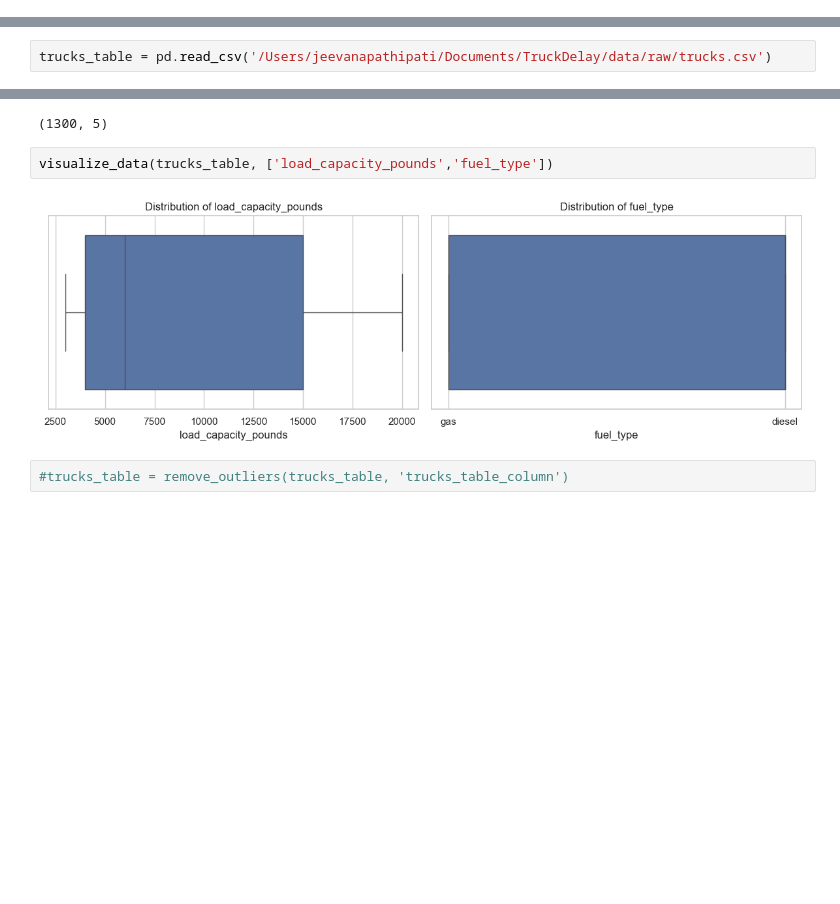
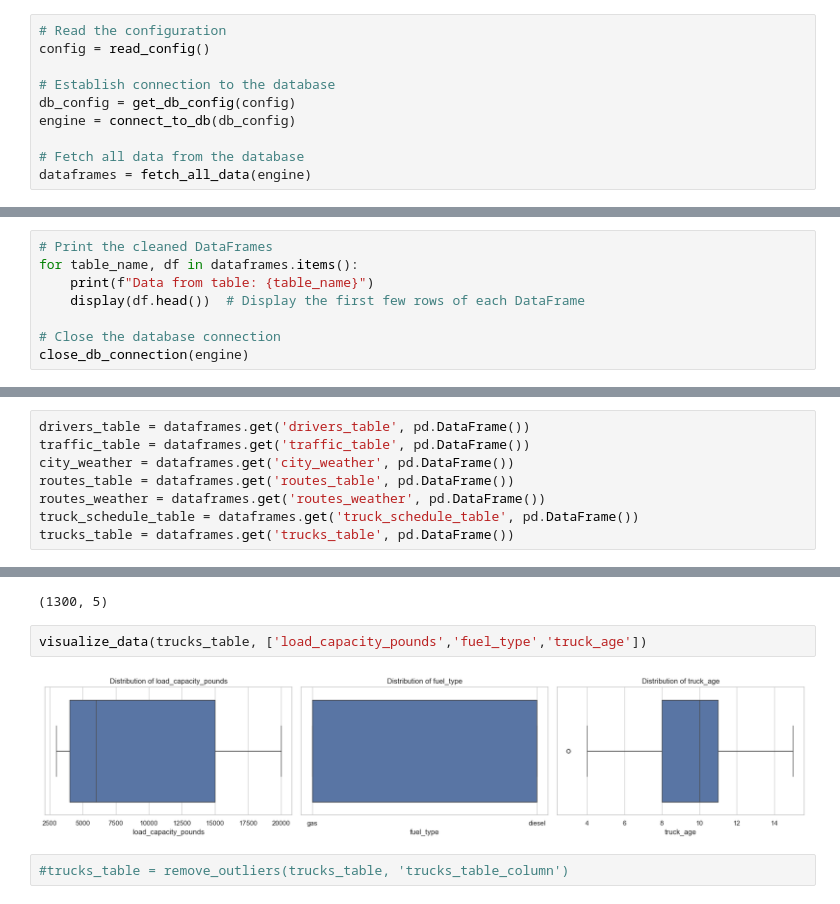
Before and after one commit to jeev200/Truck_Delay_Prediction, a Jupyter notebook: notebooks/Data_Cleaning.ipynb, the cells around one changed output, grey strips where cells are left out. Cells and saved outputs as stored; diff of their text form; blank space fills up the shorter version.

Commit message:
data preparation commit

```diff
--- a/notebooks/Data_Cleaning.ipynb
+++ b/notebooks/Data_Cleaning.ipynb
@@ -53,0 +24,10 @@ AttributeError: 'NoneType' object has no attribute 'head'
+# %%
+# Read the configuration
+config = read_config()
+
+# Establish connection to the database
+db_config = get_db_config(config)
+engine = connect_to_db(db_config)
+
+# Fetch all data from the database
+dataframes = fetch_all_data(engine)
@@ -53,0 +36,8 @@ AttributeError: 'NoneType' object has no attribute 'head'
+# %%
+# Print the cleaned DataFrames
+for table_name, df in dataframes.items():
+    print(f"Data from table: {table_name}")
+    display(df.head())  # Display the first few rows of each DataFrame
+
+# Close the database connection
+close_db_connection(engine)
@@ -54,3 +88,11 @@ AttributeError: 'NoneType' object has no attribute 'head'
+# %%
+drivers_table = dataframes.get('drivers_table', pd.DataFrame())
+traffic_table = dataframes.get('traffic_table', pd.DataFrame())
+city_weather = dataframes.get('city_weather', pd.DataFrame())
+routes_table = dataframes.get('routes_table', pd.DataFrame())
+routes_weather = dataframes.get('routes_weather', pd.DataFrame())
+truck_schedule_table = dataframes.get('truck_schedule_table', pd.DataFrame())
+trucks_table = dataframes.get('trucks_table', pd.DataFrame())
 # %% [markdown]
 # Data Cleaning Notebook
 This notebook contains automated data cleaning procedures for multiple datasets related to a transportation project. The processes include removing unwanted columns, handling missing values, detecting and removing outliers, and visualizing data distributions.
@@ -913,7 +1097,5 @@ truck_schedule_table.to_csv('/Users/jeevanapathipati/Documents/TruckDelay/data/c
 # %% [markdown]
 Truck Table Data cleaning
-# %%
-trucks_table = pd.read_csv('/Users/jeevanapathipati/Documents/TruckDelay/data/raw/trucks.csv')
 # %%
 trucks_table.head(5)
 # %% [output]
@@ -947,9 +1144,9 @@ trucks_table.shape
 # %% [output]
 (1300, 5)
 # %%
-visualize_data(trucks_table, ['load_capacity_pounds','fuel_type'])
+visualize_data(trucks_table, ['load_capacity_pounds','fuel_type','truck_age'])
 # %% [output]
-[figure, old version]
+[figure, new version]
 # %%
 #trucks_table = remove_outliers(trucks_table, 'trucks_table_column')
 # %%
```
Also changed, not shown: parts of 77 cells of this notebook, 26 other files.
